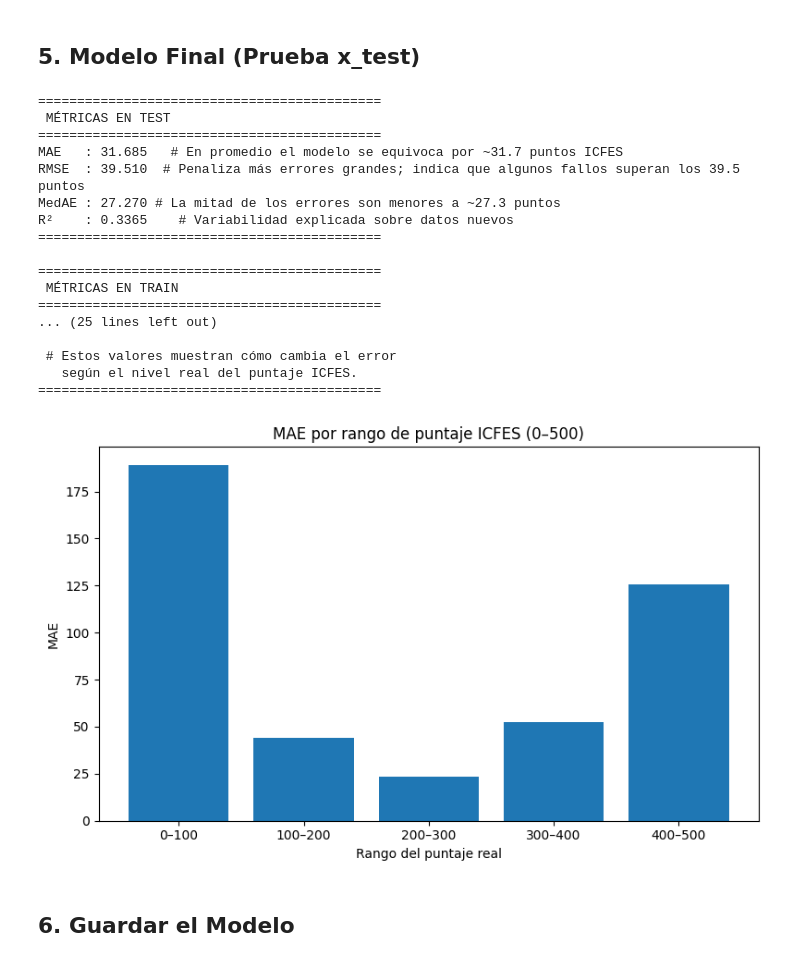
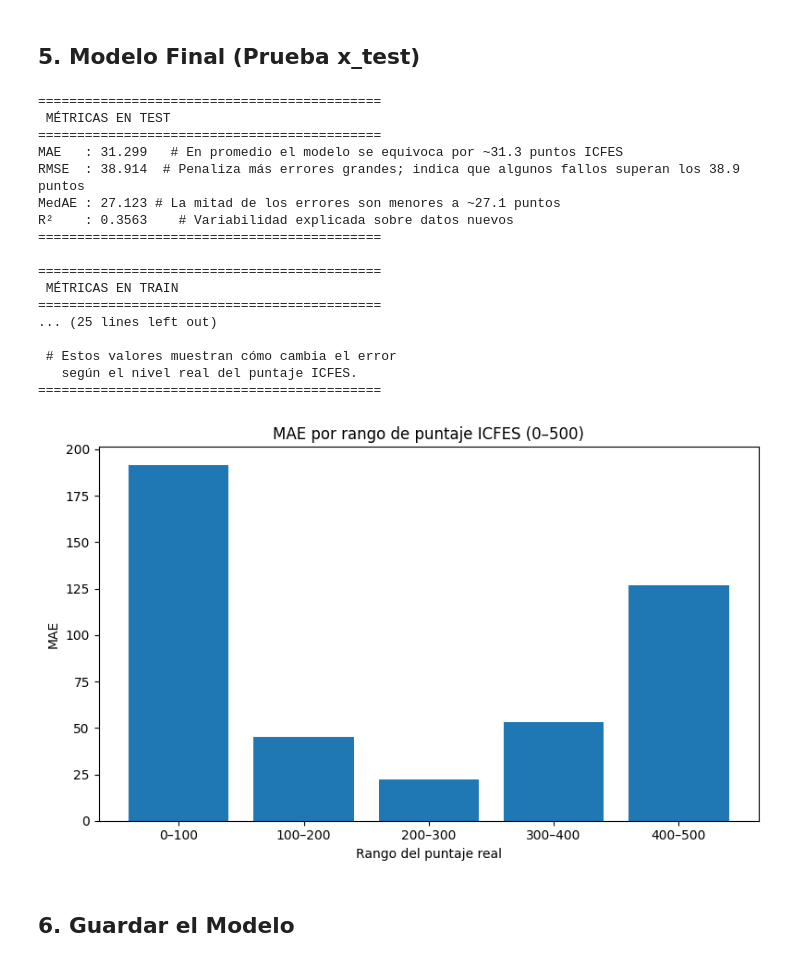
Before and after one commit to JorgeJordyJaimes/icfes-app, a Jupyter notebook: notebooks/5.modelo.ipynb, the cells around one changed output. Cells and saved outputs as stored; diff of their text form; code cells hidden in the pictures.

```diff
--- a/notebooks/5.modelo.ipynb
+++ b/notebooks/5.modelo.ipynb
@@ -426,7 +448,7 @@ from sklearn.ensemble import RandomForestRegressor
 from sklearn.metrics import mean_squared_error, mean_absolute_error, r2_score, median_absolute_error
 
 # --- Entrenamiento del modelo ---
-rfr = RandomForestRegressor(
+rfr_tuneado = RandomForestRegressor(
     n_estimators=200,
     max_depth=15,
     max_features='sqrt',
@@ -434,10 +456,10 @@ rfr = RandomForestRegressor(
     n_jobs=-1,
     oob_score=True
 )
-rfr.fit(x_train, y_train)
+rfr_tuneado.fit(x_train, y_train)
 
 # --- Predicciones ---
-y_pred = rfr.predict(x_train)
+y_pred = rfr_tuneado.predict(x_train)
 
 # --- Métricas ---
 mse = mean_squared_error(y_train, y_pred)
@@ -445,7 +467,7 @@ mae = mean_absolute_error(y_train, y_pred)
 rmse = np.sqrt(mse)
 medae = median_absolute_error(y_train, y_pred)
 r2 = r2_score(y_train, y_pred)
-dif_oob_r2 =  r2 - rfr.oob_score_
+dif_oob_r2 =  r2 - rfr_tuneado.oob_score_
 
 
 print("=== Métricas de entrenamiento ===")
@@ -453,7 +475,7 @@ print(f"MAE  : {mae:.2f} puntos → en promedio, el modelo se equivoca ±{mae:.2
 print(f"RMSE : {rmse:.2f} puntos → refleja el impacto de los errores grandes; si el modelo falla mucho en casos extremos, este valor aumenta.")
 print(f"MedAE: {medae:.2f} puntos → la mitad de las predicciones cometen menos de {medae:.2f} puntos de error.")
 print(f"R²   : {r2:.4f} → el modelo explica el {r2*100:.1f}% de la variabilidad total del puntaje.")
-print(f"OOB score: {rfr.oob_score_:.4f} → estimación del rendimiento del modelo en datos no vistos (validación interna del Random Forest).")
+print(f"OOB score: {rfr_tuneado.oob_score_:.4f} → estimación del rendimiento del modelo en datos no vistos (validación interna del Random Forest).")
 
 print(f"Diferencia R² - OOB: {dif_oob_r2:.4f} → "
       f"{'indica sobreajuste (el modelo memoriza demasiado)' if dif_oob_r2 > 0 else 'no muestra señales de sobreajuste'} "
@@ -470,7 +492,7 @@ Diferencia R² - OOB: 0.0570 → indica sobreajuste (el modelo memoriza demasiad
 ### 2.4 Feature Importance
 # %%
 # Obtener importancias
-importances = rfr.feature_importances_
+importances = rfr_tuneado.feature_importances_
 
 # Crear un DataFrame ordenado de mayor a menor importancia
 feature_importance_df = pd.DataFrame({
@@ -960,7 +982,7 @@ import matplotlib.pyplot as plt
 # ----------------------------------------------------
 # 1. PREDICCIONES SOBRE TEST
 # ----------------------------------------------------
-y_pred_test = rfr_opt.predict(x_test_optimizado)
+y_pred_test = rfr_tuneado.predict(x_test)
 
 # ----------------------------------------------------
 # 2. MÉTRICAS GENERALES (TEST)
@@ -968,7 +990,7 @@ y_pred_test = rfr_opt.predict(x_test_optimizado)
 mae_test = mean_absolute_error(y_test, y_pred_test)
 rmse_test = np.sqrt(mean_squared_error(y_test, y_pred_test))
 medae_test = median_absolute_error(y_test, y_pred_test)
-r2_test = rfr_opt.score(x_test_optimizado, y_test)
+r2_test = rfr_tuneado.score(x_test, y_test)
 
 print("============================================")
 print(" MÉTRICAS EN TEST ")
@@ -983,12 +1005,12 @@ print("============================================\n")
 # ----------------------------------------------------
 # 3. MÉTRICAS EN TRAIN (para comparación)
 # ----------------------------------------------------
-y_pred_train = rfr_opt.predict(x_train_optimizado)
+y_pred_train = rfr_tuneado.predict(x_train)
 
 mae_train = mean_absolute_error(y_train, y_pred_train)
 rmse_train = np.sqrt(mean_squared_error(y_train, y_pred_train))
 medae_train = median_absolute_error(y_train, y_pred_train)
-r2_train = rfr_opt.score(x_train_optimizado, y_train)
+r2_train = rfr_tuneado.score(x_train, y_train)
 
 print("============================================")
 print(" MÉTRICAS EN TRAIN ")
@@ -997,7 +1019,7 @@ print(f"MAE   : {mae_train:.3f}   # Error medio en puntos ICFES sobre datos vist
 print(f"RMSE  : {rmse_train:.3f}")
 print(f"MedAE : {medae_train:.3f}")
 print(f"R²    : {r2_train:.4f}    # Variabilidad explicada durante el entrenamiento")
-print(f"OOB Score: {rfr_opt.oob_score_:.4f}")
+print(f"OOB Score: {rfr_tuneado.oob_score_:.4f}")
 print("============================================\n")
 
 
@@ -1022,7 +1044,7 @@ print("============================================\n")
 bins = [0, 100, 200, 300, 400, 500]
 labels = ["0–100", "100–200", "200–300", "300–400", "400–500"]
 
-df_test = x_test_optimizado.copy()
+df_test = x_test.copy()
 df_test["y_real"] = y_test
 df_test["y_pred"] = y_pred_test
 
@@ -1043,38 +1065,38 @@ print("============================================")
 print(mae_por_rango)
 print("\n # Estos valores muestran cómo cambia el error")
 print("   según el nivel real del puntaje ICFES.")
 print("============================================\n")
 
 
 # ----------------------------------------------------
 # 6. GRÁFICO (opcional): MAE por rangos de puntaje
 # ----------------------------------------------------
 plt.figure(figsize=(8,5))
 plt.bar(mae_por_rango.index.astype(str), mae_por_rango.values)
 plt.title("MAE por rango de puntaje ICFES (0–500)")
 plt.ylabel("MAE")
 plt.xlabel("Rango del puntaje real")
 plt.tight_layout()
 plt.show()
 # %% [output]
 ============================================
  MÉTRICAS EN TEST
 ============================================
-MAE   : 31.685   # En promedio el modelo se equivoca por ~31.7 puntos ICFES
-RMSE  : 39.510  # Penaliza más errores grandes; indica que algunos fallos superan los 39.5 puntos
-MedAE : 27.270 # La mitad de los errores son menores a ~27.3 puntos
-R²    : 0.3365    # Variabilidad explicada sobre datos nuevos
+MAE   : 31.299   # En promedio el modelo se equivoca por ~31.3 puntos ICFES
+RMSE  : 38.914  # Penaliza más errores grandes; indica que algunos fallos superan los 38.9 puntos
+MedAE : 27.123 # La mitad de los errores son menores a ~27.1 puntos
+R²    : 0.3563    # Variabilidad explicada sobre datos nuevos
 ============================================
 
 ============================================
  MÉTRICAS EN TRAIN
 ============================================
 ... (25 lines left out)
 
  # Estos valores muestran cómo cambia el error
    según el nivel real del puntaje ICFES.
 ============================================
-[figure, old version]
+[figure, new version]
 # %% [markdown]
 ## 6. Guardar el Modelo
 # %%
```
Also changed, not shown: parts of 17 cells of this notebook, 4 other files.
